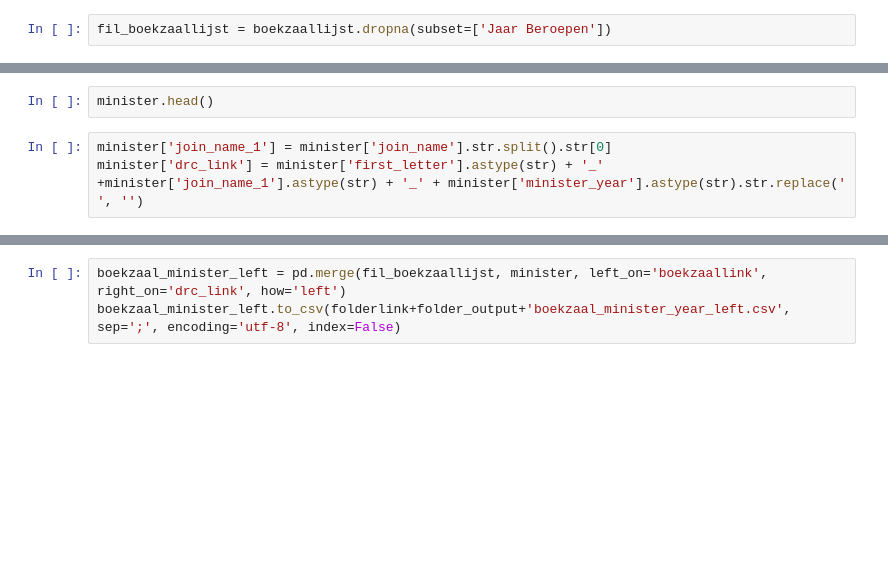
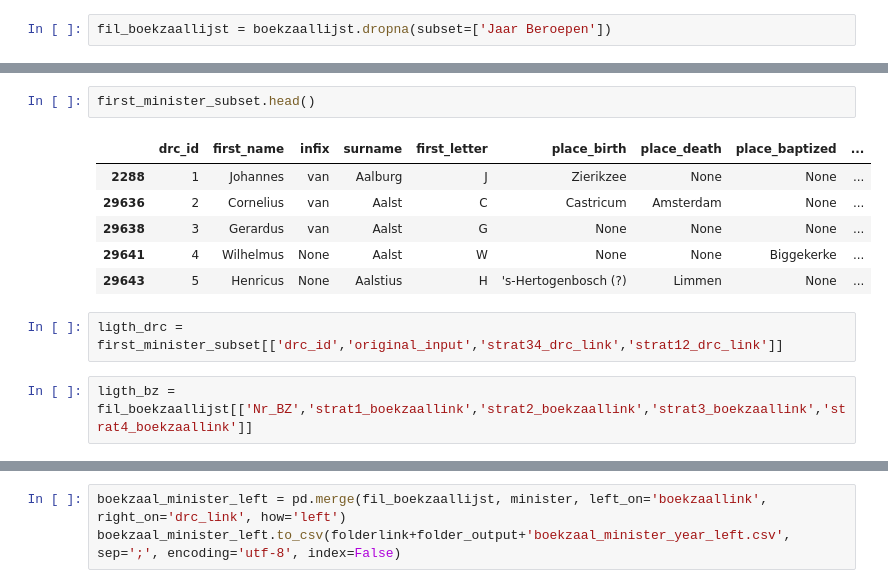
Before and after one commit to DigiDuRe/DigiDuRe, a Jupyter notebook: act5/boekzaallijst.ipynb, the cells around one changed output, grey strips where cells are left out. Saved outputs shown, nothing was run; the diff lists cells and outputs as text; blank space fills up the shorter version.

```diff
--- a/act5/boekzaallijst.ipynb
+++ b/act5/boekzaallijst.ipynb
@@ -77,6 +157,14 @@ minister = pd.read_csv(input_file_minister, sep=';', dtype=years_to_integers, en
 # %%
-minister.head()
+first_minister_subset.head()
+# %% [output]
+|  | drc_id | first_name | infix | surname | first_letter | place_birth | place_death | place_baptized | ... |
+| 2288 | 1 | Johannes | van | Aalburg | J | Zierikzee | None | None | ... |
+| 29636 | 2 | Cornelius | van | Aalst | C | Castricum | Amsterdam | None | ... |
+| 29638 | 3 | Gerardus | van | Aalst | G | None | None | None | ... |
+| 29641 | 4 | Wilhelmus | None | Aalst | W | None | None | Biggekerke | ... |
+| 29643 | 5 | Henricus | None | Aalstius | H | 's-Hertogenbosch (?) | Limmen | None | ... |
-# %%
-minister['join_name_1'] = minister['join_name'].str.split().str[0]
-minister['drc_link'] = minister['first_letter'].astype(str) + '_' +minister['join_name_1'].astype(str) + '_' + minister['minister_year'].astype(str).str.replace(' ', '')
+# %%
+ligth_drc = first_minister_subset[['drc_id','original_input','strat34_drc_link','strat12_drc_link']]
+# %%
+ligth_bz = fil_boekzaallijst[['Nr_BZ','strat1_boekzaallink','strat2_boekzaallink','strat3_boekzaallink','strat4_boekzaallink']]
 # %%
```
Also changed, not shown: parts of 44 cells of this notebook.
